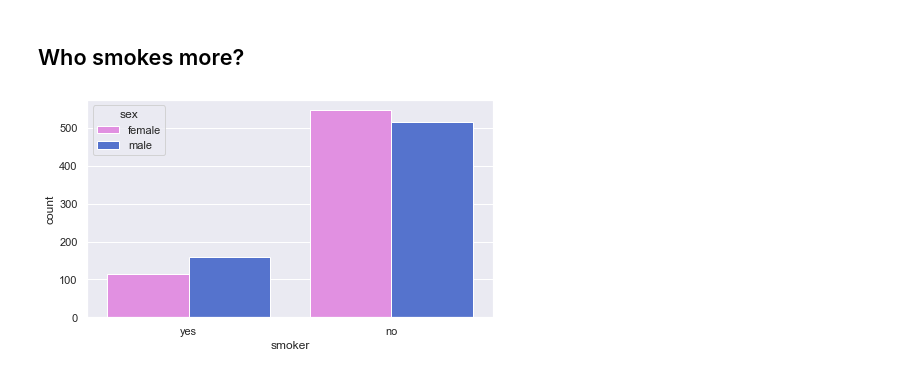
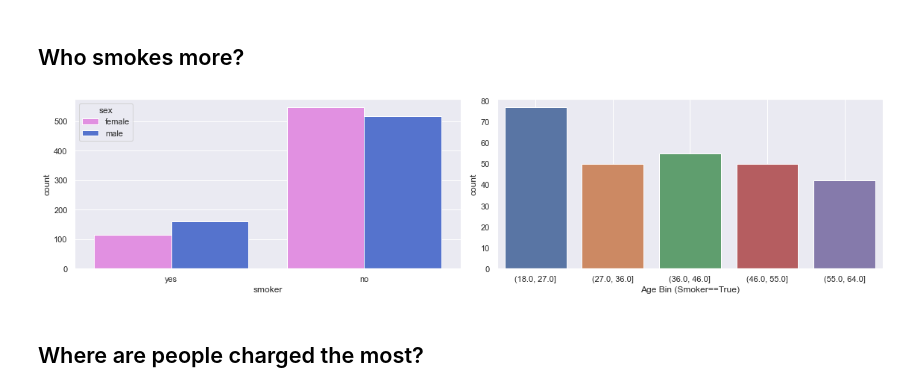
Before and after one commit to rm-kara/Medical-Insurance-Costs, a Jupyter notebook: med-costs.ipynb, the cells around one changed output. Drawn from its saved outputs; the diff is of its cells as text; code cells hidden in the pictures.

Commit message:
Further EDA, img folder and BMI image added

```diff
--- a/med-costs.ipynb
+++ b/med-costs.ipynb
@@ -65,0 +67,2 @@ data.describe().T
+# %%
+data['Age_Bin'] = pd.cut(data['age'], bins=5, precision=0)
@@ -77,8 +98,17 @@ plt.show()
 # %%
 f = plt.figure(figsize=(16,4))
 f.add_subplot(1,2,1)
 sns.countplot(x=data['smoker'], hue=data['sex'], palette={'male':'royalblue', 'female':'violet'})
 
+f.add_subplot(1,2,2)
+data_smoker = data.query('smoker == "yes"')
+sns.countplot(x=data_smoker['Age_Bin'])
+plt.xlabel('Age Bin (Smoker==True)')
+
+plt.grid()
+plt.tight_layout()
 plt.show()
 # %% [output]
-[figure, old version]
+[figure, new version]
+# %% [markdown]
+## Where are people charged the most?
```
Also changed, not shown: parts of 15 cells of this notebook, 1 other file.
